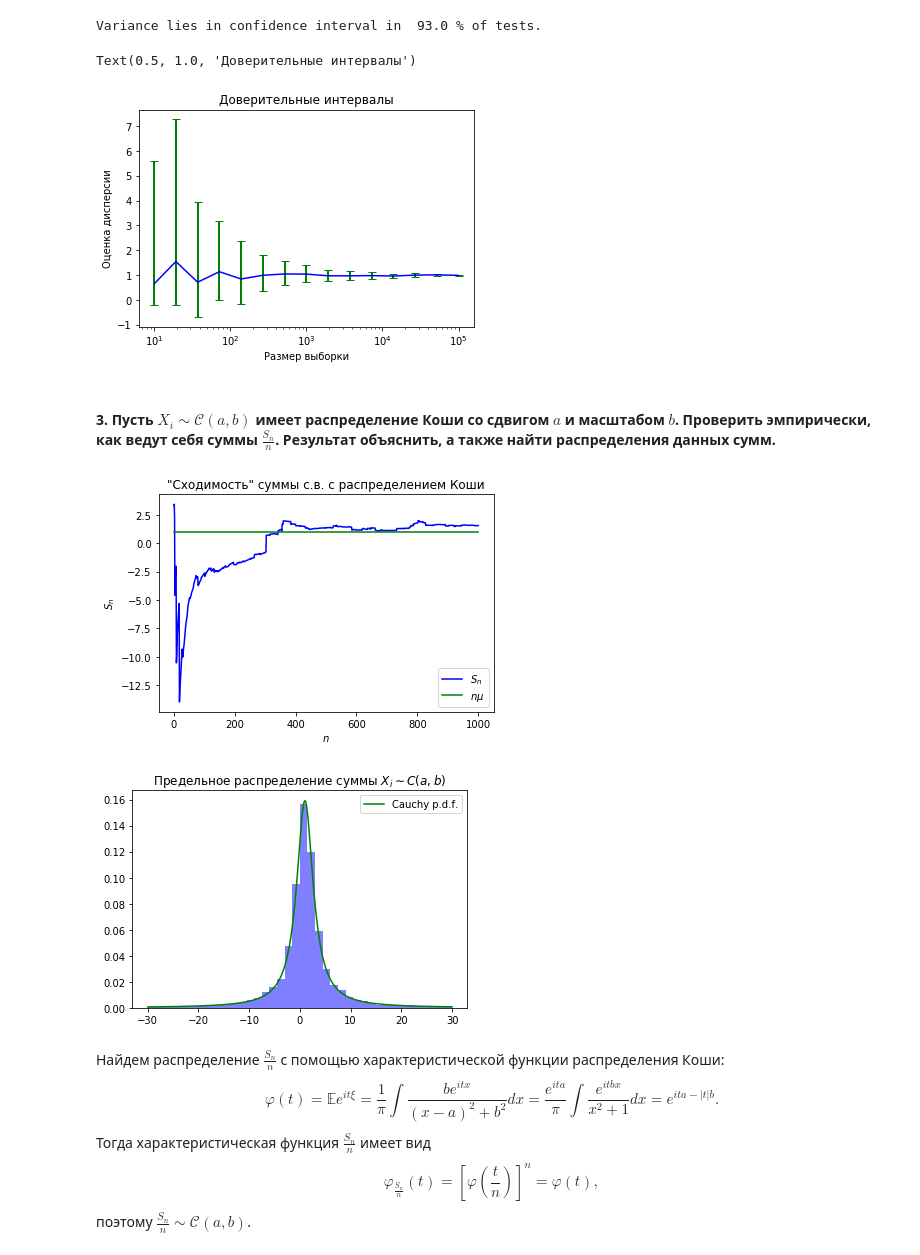
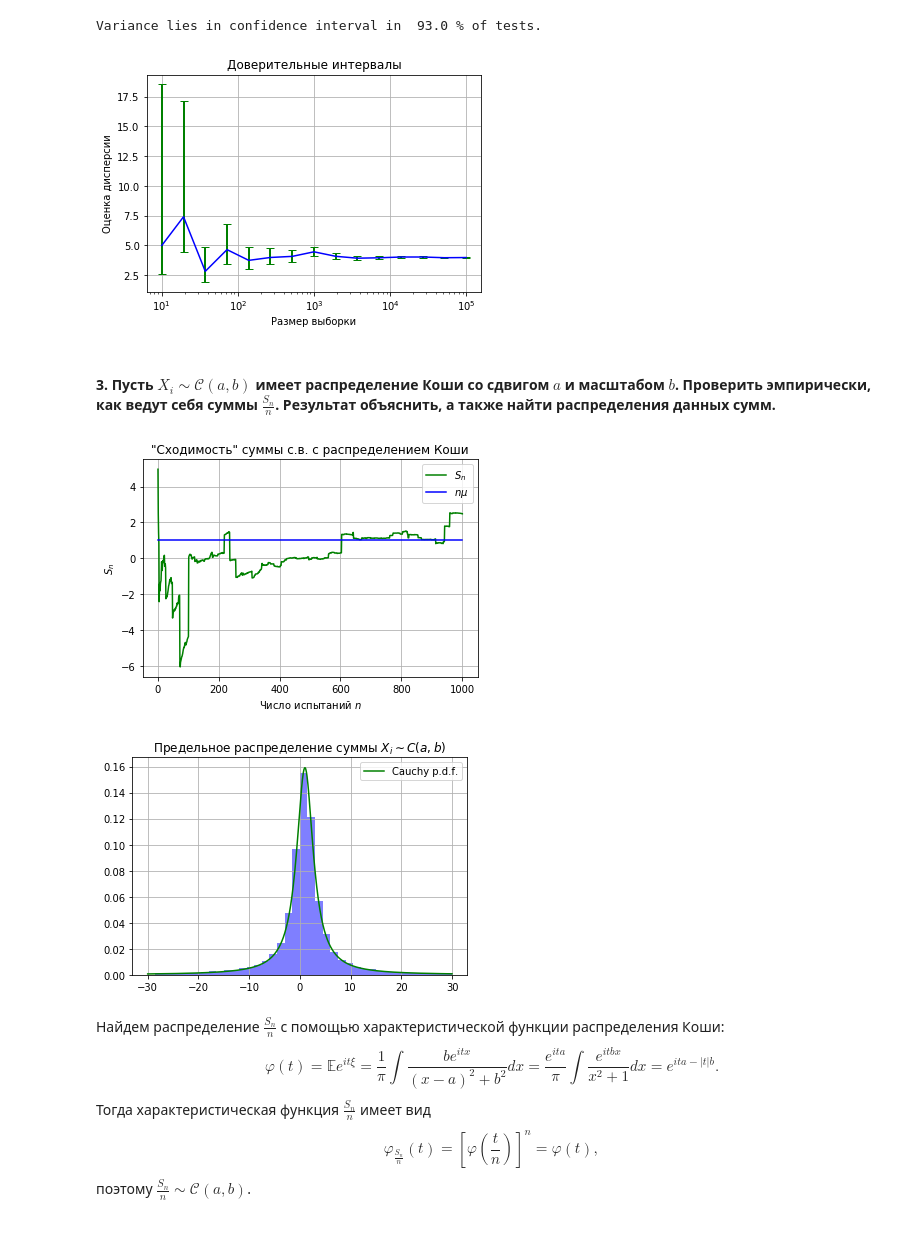
Before and after one commit to MrG1raffe/Stochastic_prac, a Jupyter notebook: StochAn_pt1.ipynb, the cells around one changed output. Cells and saved outputs as stored; diff of their text form; code cells hidden in the pictures.

```diff
--- a/StochAn_pt1.ipynb
+++ b/StochAn_pt1.ipynb
@@ -838,32 +867,33 @@ for i, n in enumerate(sizes):
     errs[1, i] = int(n) * samp.var() / gamma1 - vrs[i]
 
 fig, ax = plt.subplots()
-ax.errorbar(sizes, means, yerr=errs, capsize=4, elinewidth=2, ecolor='green', color='b')
+ax.errorbar(sizes, vrs, yerr=errs, capsize=4, elinewidth=2, ecolor='green', color='b')
 ax.set_xscale('log')
 ax.set_xlabel('Размер выборки')
 ax.set_ylabel('Оценка дисперсии')
 ax.set_title('Доверительные интервалы')
+ax.grid()
 # %% [output]
-Text(0.5, 1.0, 'Доверительные интервалы')
-[figure, old version]
+[figure, new version]
 # %% [markdown]
 #### 3. Пусть $X_i \sim \mathcal{C}(a, b)$ имеет распределение Коши со сдвигом $a$ и масштабом $b$. Проверить эмпирически, как ведут себя суммы $\frac{S_n}{n}$. Результат объяснить, а также найти распределения данных сумм.
 # %%
 n = 10**3
 a = 1
 b = 2
 samp = cauchy_rnd(a, b, n)
 sn = samp.cumsum()
 x = np.array(range(1, n + 1))
-plt.plot(x, sn / x, 'b', label=r'$S_n$')
-plt.plot(x, a * np.ones(x.shape), 'g', label=r'$n\mu$')
+plt.plot(x, sn / x, 'g', label=r'$S_n$')
+plt.plot(x, a * np.ones(x.shape), 'b', label=r'$n\mu$')
 plt.title('"Сходимость" суммы с.в. с распределением Коши')
-plt.xlabel(r'$n$')
+plt.xlabel(r'Число испытаний $n$')
 plt.ylabel(r'$S_n$')
+plt.grid()
 plt.legend()
 plt.show()
 # %% [output]
-[figure, old version]
+[figure, new version]
 # %%
 samp_sz = 10**4
 samp = (cauchy_rnd(a, b, n, samp_sz).sum(0) / n)
@@ -872,9 +902,10 @@ x = np.linspace(-30, 30, 1000)
 plt.plot(x, 1 / np.pi * b / ((x - a)**2 + b**2), 'g', lw=1.5, label='Cauchy p.d.f.')
 plt.legend()
 plt.title(r'Предельное распределение суммы $X_i \sim C(a, b)$')
+plt.grid()
 plt.show()
 # %% [output]
-[figure, old version]
+[figure, new version]
 # %% [markdown]
 Найдем распределение $\frac{S_n}{n}$ с помощью характеристической функции распределения Коши:
 $$\varphi(t) = \mathbb{E}e^{it\xi} = \frac1\pi\int\frac{be^{itx}}{(x - a)^2 + b^2}dx = \frac{e^{ita}}{\pi}\int\frac{e^{itbx}}{x^2 + 1}dx = e^{ita - |t|b}.$$
```
Also changed, not shown: parts of 60 cells of this notebook.
